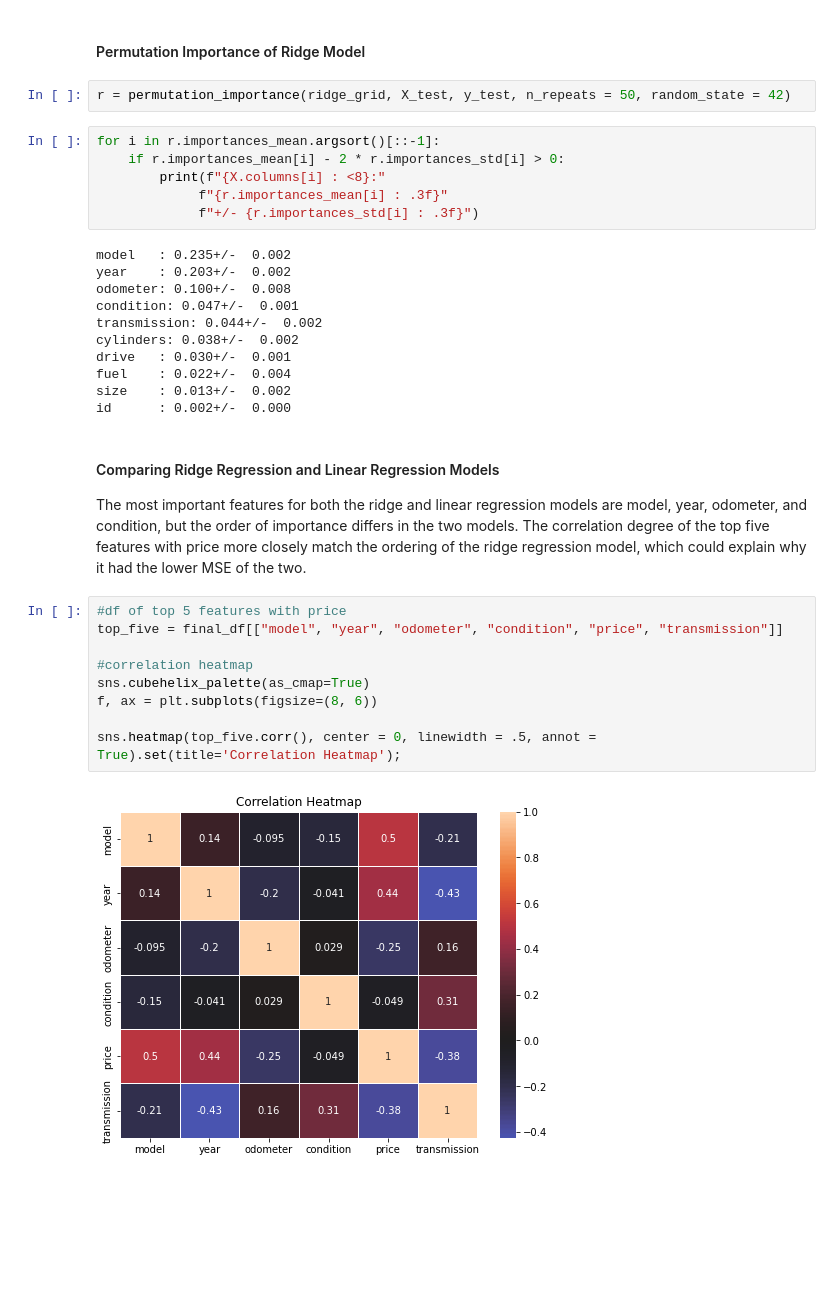
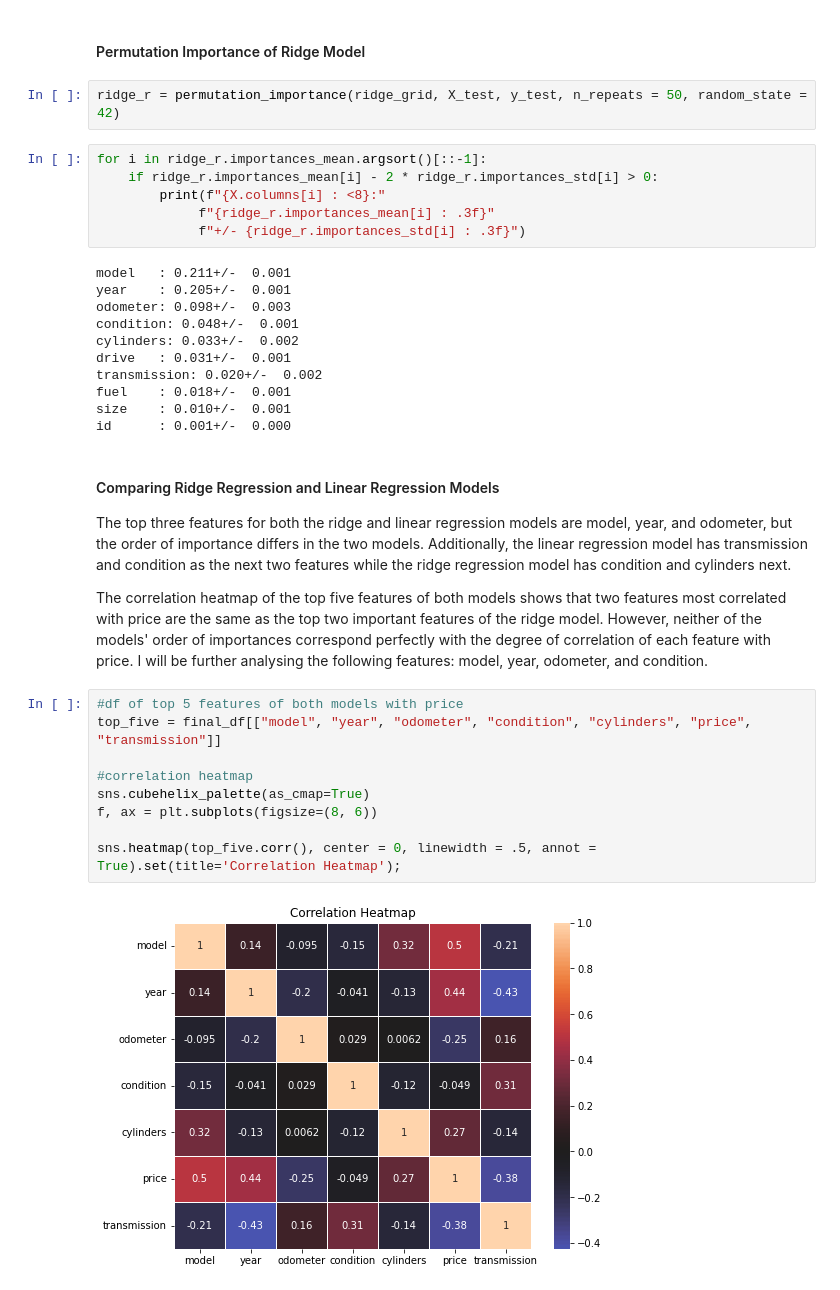
Before and after one commit to Lois-Wong/Used-Car-Prices, a Jupyter notebook: PracticalApplicationAssignment_II.ipynb, the cells around one changed output. Saved outputs shown, nothing was run; the diff lists cells and outputs as text; blank space fills up the shorter version.

Commit message:
Fixed errors in ridge and lasso MSE calculation and revised up to second heatmap

```diff
--- a/PracticalApplicationAssignment_II.ipynb
+++ b/PracticalApplicationAssignment_II.ipynb
@@ -524,35 +488,37 @@ size    : 0.029+/-  0.011
 # %% [markdown]
 #### Permutation Importance of Ridge Model
 # %%
-r = permutation_importance(ridge_grid, X_test, y_test, n_repeats = 50, random_state = 42)
+ridge_r = permutation_importance(ridge_grid, X_test, y_test, n_repeats = 50, random_state = 42)
 # %%
-for i in r.importances_mean.argsort()[::-1]:
-    if r.importances_mean[i] - 2 * r.importances_std[i] > 0:
+for i in ridge_r.importances_mean.argsort()[::-1]:
+    if ridge_r.importances_mean[i] - 2 * ridge_r.importances_std[i] > 0:
         print(f"{X.columns[i] : <8}:"
-             f"{r.importances_mean[i] : .3f}"
-             f"+/- {r.importances_std[i] : .3f}")
+             f"{ridge_r.importances_mean[i] : .3f}"
+             f"+/- {ridge_r.importances_std[i] : .3f}")
 # %% [output]
-model   : 0.235+/-  0.002
-year    : 0.203+/-  0.002
-odometer: 0.100+/-  0.008
-condition: 0.047+/-  0.001
-transmission: 0.044+/-  0.002
-cylinders: 0.038+/-  0.002
-drive   : 0.030+/-  0.001
-fuel    : 0.022+/-  0.004
-size    : 0.013+/-  0.002
-id      : 0.002+/-  0.000
+model   : 0.211+/-  0.001
+year    : 0.205+/-  0.001
+odometer: 0.098+/-  0.003
+condition: 0.048+/-  0.001
+cylinders: 0.033+/-  0.002
+drive   : 0.031+/-  0.001
+transmission: 0.020+/-  0.002
+fuel    : 0.018+/-  0.001
+size    : 0.010+/-  0.001
+id      : 0.001+/-  0.000
 # %% [markdown]
 #### Comparing Ridge Regression and Linear Regression Models
-The most important features for both the ridge and linear regression models are model, year, odometer, and condition, but the order of importance differs in the two models. The correlation degree of the top five features with price more closely match the ordering of the ridge regression model, which could explain why it had the lower MSE of the two.
+The top three features for both the ridge and linear regression models are model, year, and odometer, but the order of importance differs in the two models. Additionally, the linear regression model has transmission and condition as the next two features while the ridge regression model has condition and cylinders next.
+
+The correlation heatmap of the top five features of both models shows that two features most correlated with price are the same as the top two important features of the ridge model. However, neither of the models' order of importances correspond perfectly with the degree of correlation of each feature with price. I will be further analysing the following features: model, year, odometer, and condition.
 # %%
-#df of top 5 features with price
-top_five = final_df[["model", "year", "odometer", "condition", "price", "transmission"]]
+#df of top 5 features of both models with price
+top_five = final_df[["model", "year", "odometer", "condition", "cylinders", "price", "transmission"]]
 
 #correlation heatmap
 sns.cubehelix_palette(as_cmap=True)
 f, ax = plt.subplots(figsize=(8, 6))
 
 sns.heatmap(top_five.corr(), center = 0, linewidth = .5, annot = True).set(title='Correlation Heatmap');
 # %% [output]
-[figure, old version]
+[figure, new version]
```
Also changed, not shown: parts of 34 cells of this notebook.
